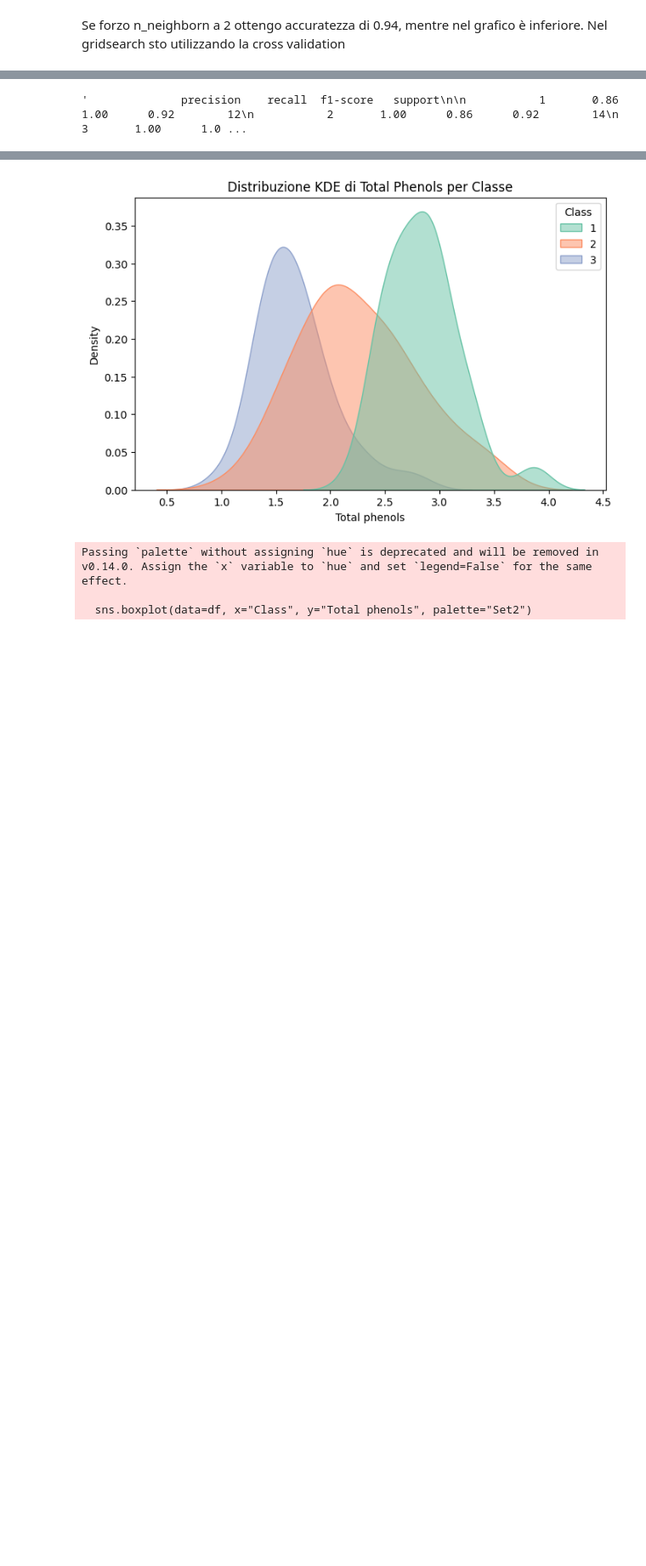
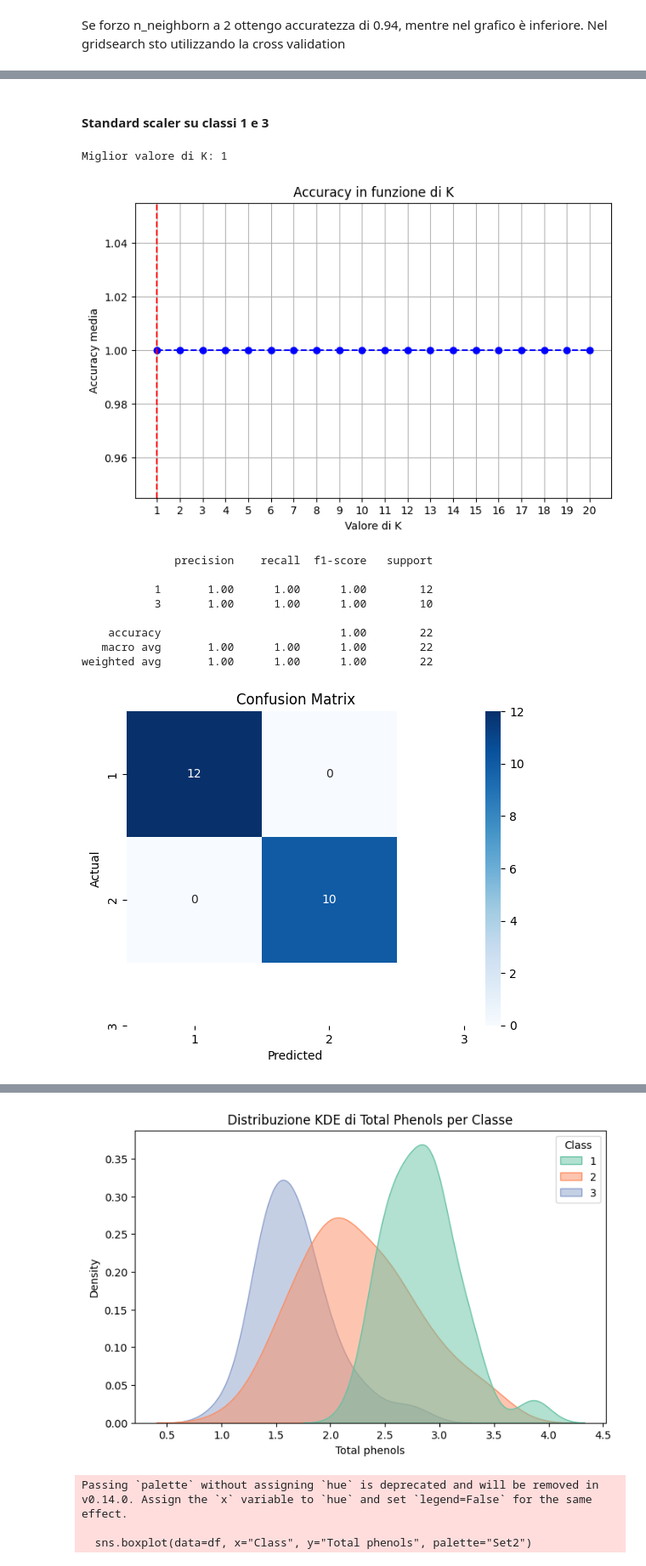
Before and after one commit to HenryFoster89/learningMachineLearning, a Jupyter notebook: knn_wine/testing.ipynb, the cells around one changed output, grey strips where cells are left out. Shown: that part at 85% size. Drawn from its saved outputs; the diff is of its cells as text; code cells hidden in the pictures; blank space fills up the shorter version.

```diff
--- a/knn_wine/testing.ipynb
+++ b/knn_wine/testing.ipynb
@@ -163,5 +152,66 @@ weighted avg       0.95      0.94      0.94        36
-# %%
-classification_report(y_test, y_pred)
-# %% [output]
-'              precision    recall  f1-score   support\n\n           1       0.86      1.00      0.92        12\n           2       1.00      0.86      0.92        14\n           3       1.00      1.0 ...
+# %% [markdown]
+#### Standard scaler su classi 1 e 3
+# %%
+df_13 = df[df.Class.isin([1, 3])]
+X = df_13.iloc[:, 1:].values
+y = df_13.iloc[:, 0].values
+
+# DIVISIONE TRAIN TEST
+from sklearn.model_selection import train_test_split, GridSearchCV
+X_train, X_test, y_train, y_test  = train_test_split(X, y, test_size=0.2, random_state=42, stratify=y)
+
+# NORMALIZZAZIONE
+from sklearn.preprocessing import StandardScaler
+scaler = StandardScaler()
+X_train_ss = scaler.fit_transform(X_train)                   # Calcolo parametri di scaling e normalizzazione
+X_test_ss = scaler.transform(X_test)                         # Normalizzazione del test set con i parametri del train set
+
+# TEST SU UN RANGE DI K PER VALUTARE IL K OTTIMALE
+from sklearn.neighbors import KNeighborsClassifier
+param_grid = {'n_neighbors': np.arange(1, 21)}                                              # Definisce il range di K da testare
+grid_search = GridSearchCV(KNeighborsClassifier(), param_grid, cv=5, scoring='accuracy')    # Esegue la ricerca con validazione incrociata
+grid_search.fit(X_train_ss, y_train)                                                        # Addestra il modello con tutti i valori di K
+best_k = grid_search.best_params_['n_neighbors']                                            # Ottiene il valore di K ottimale
+print(f'Miglior valore di K: {best_k}')                                                     # Stampa il miglior valore di K
+
+# PLOT ACCURACY PER K
+k_values = np.arange(1, 21)
+accuracies = grid_search.cv_results_['mean_test_score']
+plt.figure(figsize=(8,5))
+plt.plot(k_values, accuracies, marker='o', linestyle='dashed', color='b')
+plt.axvline(x=best_k, color='r', linestyle='--', label=f'Best K: {best_k}')
+plt.xlabel('Valore di K')
+plt.ylabel('Accuracy media')
+plt.title('Accuracy in funzione di K')
+plt.xticks(k_values)
+plt.grid()
+plt.show()
+
+# ADDESTRO IL MODELLO CON IL MIGLIOR K
+knn = KNeighborsClassifier(n_neighbors=best_k)               # Inizializza il modello con il miglior K
+knn.fit(X_train_ss, y_train)                            # Addestra il modello
+y_pred = knn.predict(X_test_ss)                         # Effettua la previsione sui dati di test
+
+from sklearn.metrics import classification_report, confusion_matrix
+# Report (Precision e Recall per ogni classe)
+print(classification_report(y_test, y_pred))
+
+cm = confusion_matrix(y_test, y_pred)
+sns.heatmap(cm, annot=True, fmt='d', cmap='Blues', xticklabels=[1, 2, 3], yticklabels=[1, 2, 3])
+plt.xlabel("Predicted")
+plt.ylabel("Actual")
+plt.title("Confusion Matrix")
+plt.show()
+# %% [output]
+Miglior valore di K: 1
+[figure, added]
+              precision    recall  f1-score   support
+
+           1       1.00      1.00      1.00        12
+           3       1.00      1.00      1.00        10
+
+    accuracy                           1.00        22
+   macro avg       1.00      1.00      1.00        22
+weighted avg       1.00      1.00      1.00        22
+[figure, added]
 # %% [markdown]
```
Also changed, not shown: parts of 8 cells of this notebook, 1 other file.
